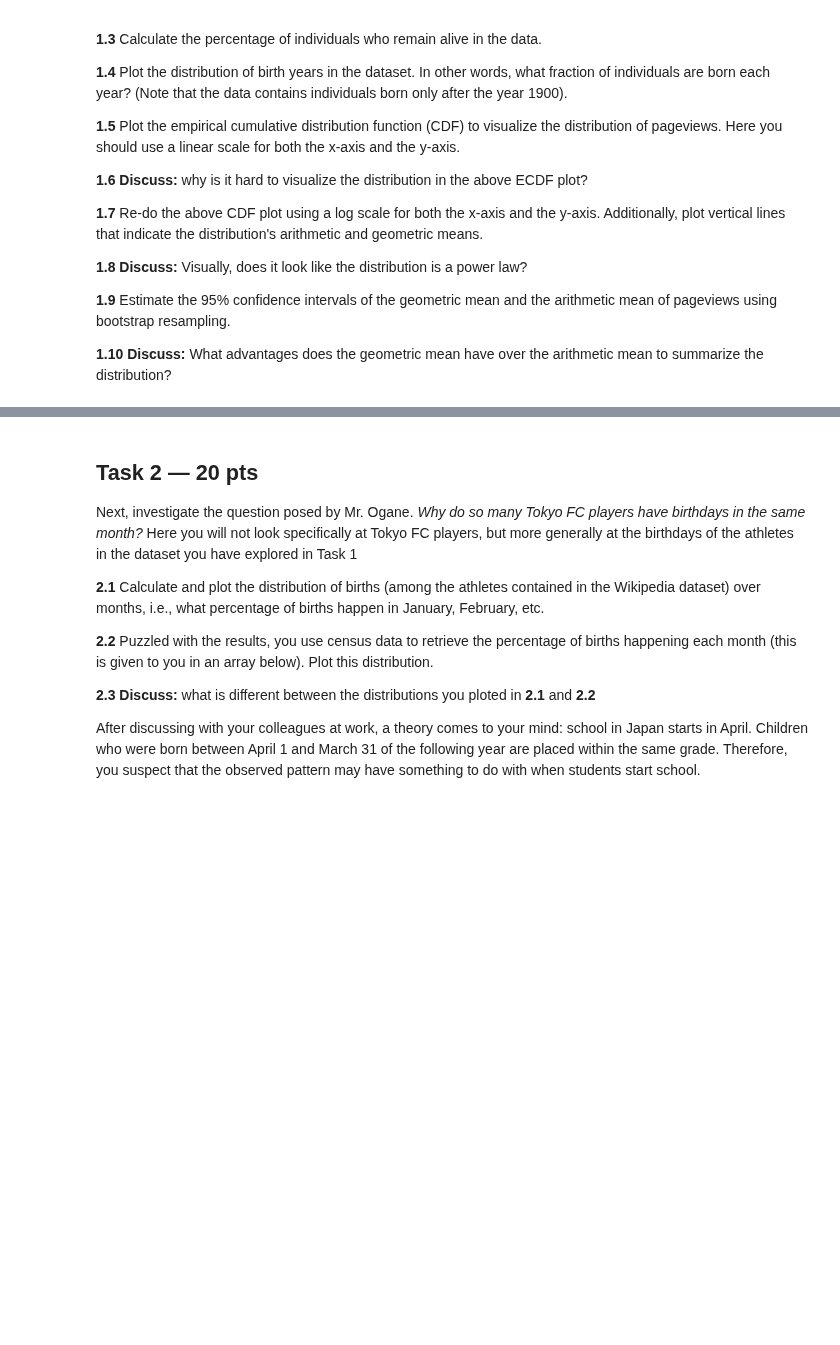
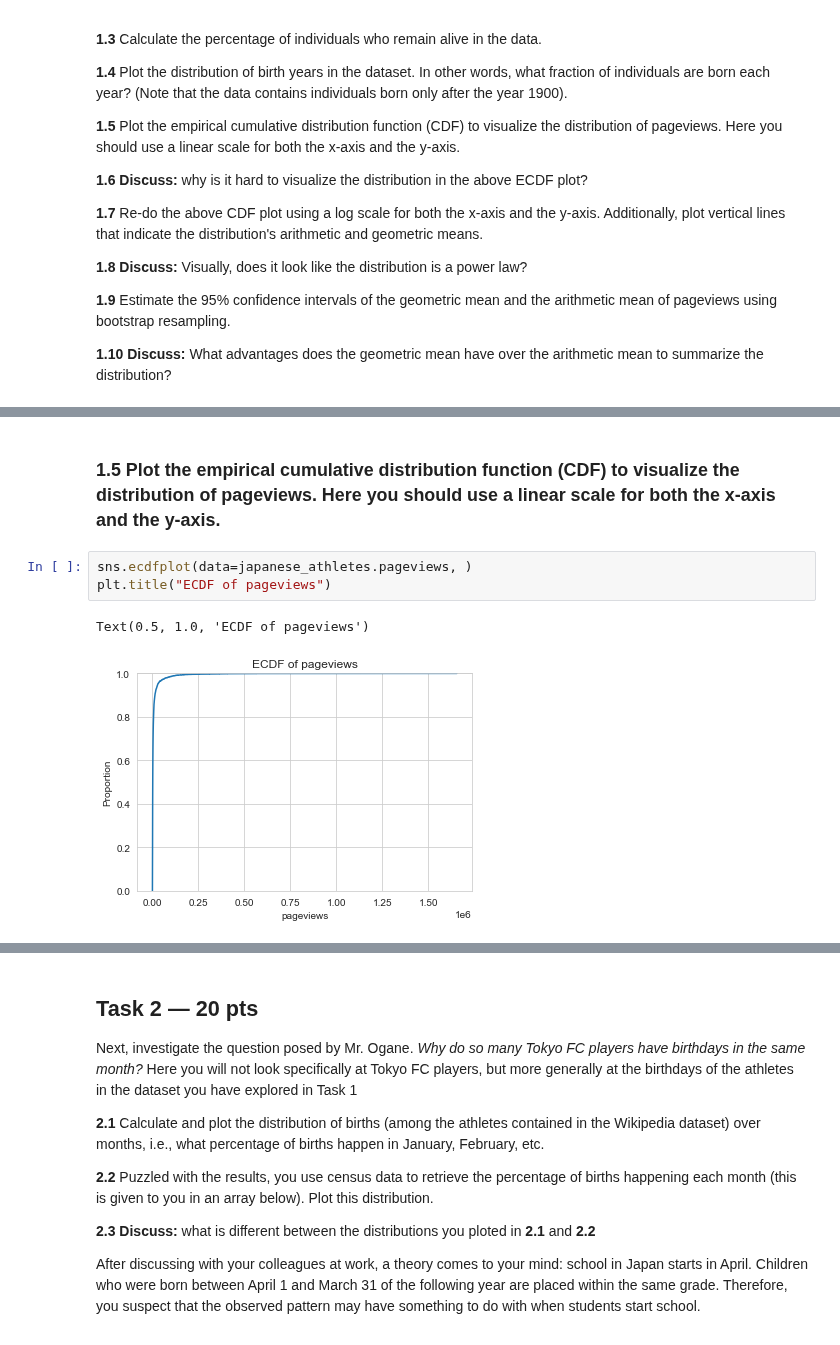
Before and after one commit to PeterYYZhang/2022, a Jupyter notebook: Homework/02 - Regression Observational Studies Stats and Supervised Learning/hw2.ipynb, the cells around one changed output, grey strips where cells are left out. Cells and saved outputs as stored; diff of their text form; blank space fills up the shorter version.

```diff
--- a/Homework/02 - Regression Observational Studies Stats and Supervised Learning/hw2.ipynb
+++ b/Homework/02 - Regression Observational Studies Stats and Supervised Learning/hw2.ipynb
@@ -80,0 +141,8 @@ As a good data scientist, you first load the data and perform some small sanity
+# %% [markdown]
+### 1.5 Plot the empirical cumulative distribution function (CDF) to visualize the distribution of pageviews. Here you should use a linear scale for both the x-axis and the y-axis.
+# %%
+sns.ecdfplot(data=japanese_athletes.pageviews, )
+plt.title("ECDF of pageviews")
+# %% [output]
+Text(0.5, 1.0, 'ECDF of pageviews')
+[figure, added]
```
Also changed, not shown: parts of 48 cells of this notebook, 1 other file.
